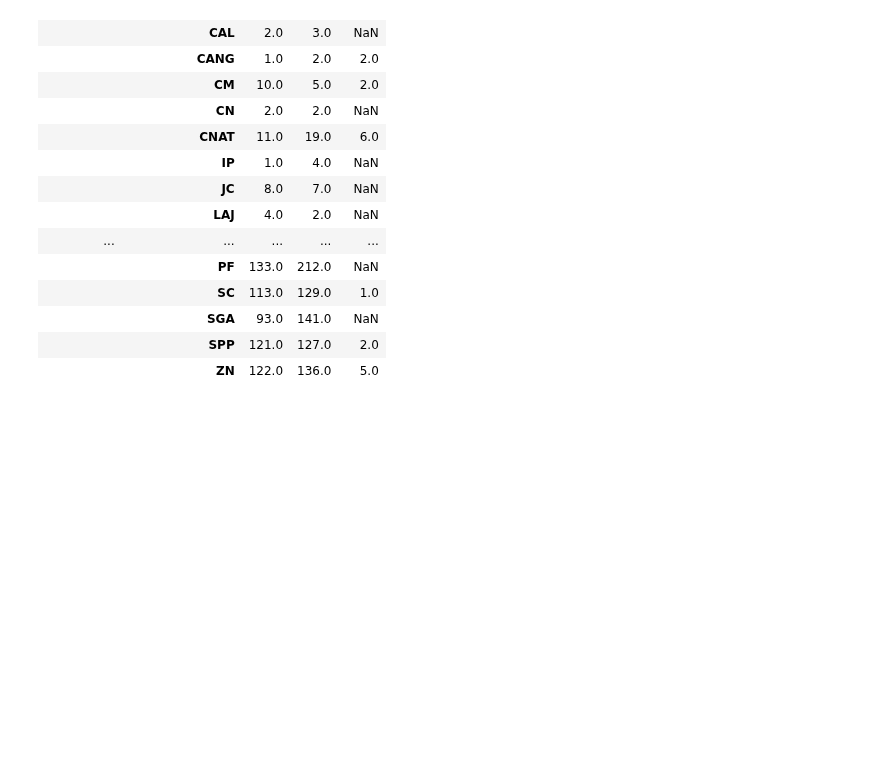
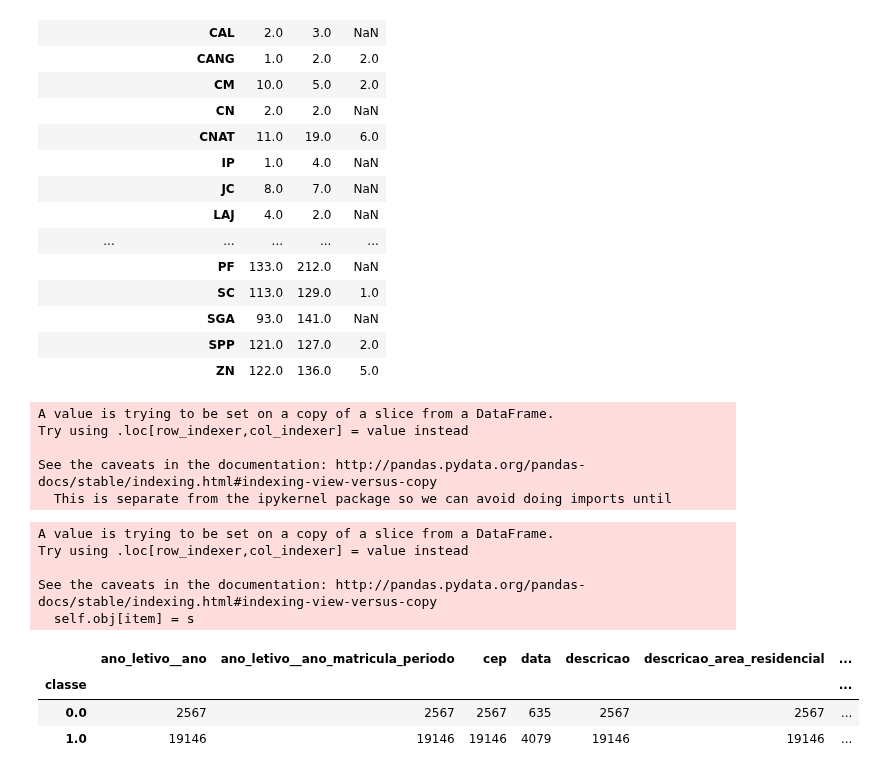
Before and after one commit to tmedeirosb/modelo_ifrn_integrado, a Jupyter notebook: explorando_dados.ipynb, the cells around one changed output. Saved outputs shown, nothing was run; the diff lists cells and outputs as text; code cells hidden in the pictures; blank space fills up the shorter version.

```diff
--- a/explorando_dados.ipynb
+++ b/explorando_dados.ipynb
@@ -159,3 +159,39 @@ df[~df['id'].duplicated()].groupby(['descricao', 'sigla', 'ano_letivo__ano'])['i
 |  | SGA | 93.0 | 141.0 | NaN |
 |  | SPP | 121.0 | 127.0 | 2.0 |
 |  | ZN | 122.0 | 136.0 | 5.0 |
+# %%
+#agrupando os alunos cancelados, evadidos, transferidos interno e externo como evasão para o mec
+#-1 valor sentinela, 0 evasão, 1 matriculado
+dados['classe'] = np.ones(dados.shape[0])*-1
+# %% [output]
+A value is trying to be set on a copy of a slice from a DataFrame.
+Try using .loc[row_indexer,col_indexer] = value instead
+
+See the caveats in the documentation: http://pandas.pydata.org/pandas-docs/stable/indexing.html#indexing-view-versus-copy
+  This is separate from the ipykernel package so we can avoid doing imports until
+# %%
+dados.loc[dados['descricao'].isin(['Evasão',
+                                   'Cancelado',
+                                   'Cancelamento Compulsório',
+                                   'Transferido Externo',
+                                   'Transferido Interno']), 'classe'] = 0
+
+dados.loc[dados['descricao'].isin(['Concluído',
+                                   'Intercâmbio',
+                                   'Matriculado',
+                                   'Trancado',
+                                   'Trancado Voluntariamente',
+                                   'Matrícula Vínculo Institucional']), 'classe'] = 1
+# %% [output]
+A value is trying to be set on a copy of a slice from a DataFrame.
+Try using .loc[row_indexer,col_indexer] = value instead
+
+See the caveats in the documentation: http://pandas.pydata.org/pandas-docs/stable/indexing.html#indexing-view-versus-copy
+  self.obj[item] = s
+# %%
+dados.groupby('classe').count()
+# %% [output]
+|  | ano_letivo__ano | ano_letivo__ano_matricula_periodo | cep | data | descricao | descricao_area_residencial | ... |
+| classe |  |  |  |  |  |  | ... |
+| 0.0 | 2567 | 2567 | 2567 | 635 | 2567 | 2567 | ... |
+| 1.0 | 19146 | 19146 | 19146 | 4079 | 19146 | 19146 | ... |
```
Also changed, not shown: parts of 3 cells of this notebook, 2 other files.
